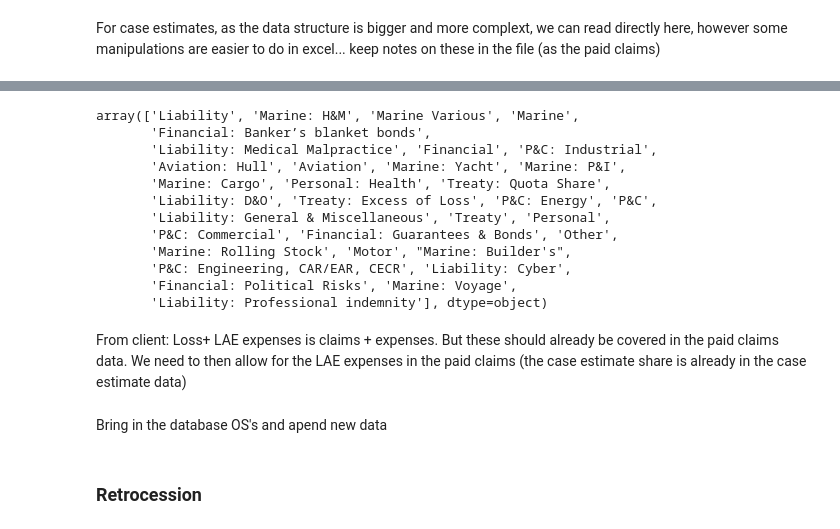
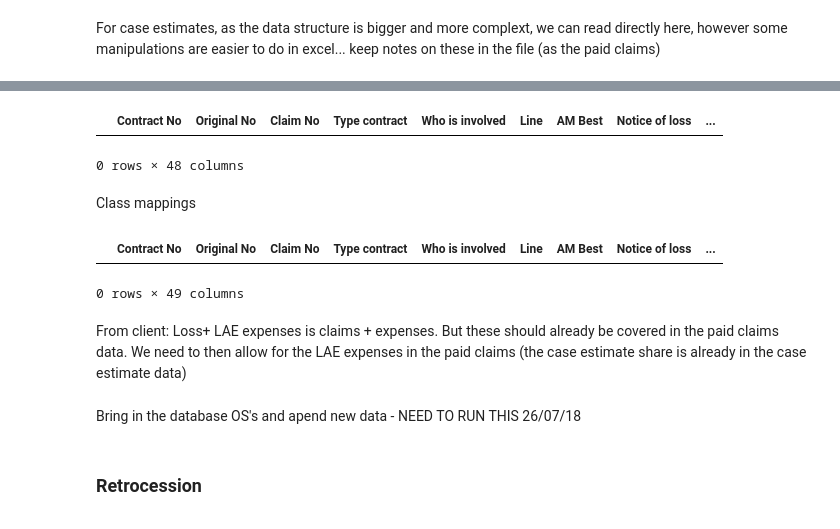
Before and after one commit to sivaramankumar83/selecta_quarterly, a Jupyter notebook: claims.ipynb, the cells around one changed output, grey strips where cells are left out. Drawn from its saved outputs; the diff is of its cells as text; code cells hidden in the pictures.

```diff
--- a/claims.ipynb
+++ b/claims.ipynb
@@ -80,3 +137,16 @@ os_df["uwy"] = os_df["uwy"].fillna(os_df["ay"])
+# %%
+#Review not remediations
+os_df['ay'] = np.where(os_df['uwy'] > os_df['ay'], os_df['uwy'], os_df['ay'])
+# %%
+#Check that remediations worked
+os_df[os_df['uwy'] > os_df['ay']]
+
+#should be empty!
+# %% [output]
+|  | Contract No | Original No | Claim No | Type contract | Who is involved | Line | AM Best | Notice of loss | ... |
+0 rows × 48 columns
+# %% [markdown]
+Class mappings
 # %%
 # APRIL 2026 Note: Will need to come back to this and think about a better mapping and align with the paid data and written premiums as well!
 
@@ -124,20 +194,5 @@ lob_group_map = {
 
     'Other': 'Misc'
 }
-# %%
-os_df['Line'].unique()
-# %% [output]
-array(['Liability', 'Marine: H&M', 'Marine Various', 'Marine',
-       'Financial: Banker’s blanket bonds',
-       'Liability: Medical Malpractice', 'Financial', 'P&C: Industrial',
-       'Aviation: Hull', 'Aviation', 'Marine: Yacht', 'Marine: P&I',
-       'Marine: Cargo', 'Personal: Health', 'Treaty: Quota Share',
-       'Liability: D&O', 'Treaty: Excess of Loss', 'P&C: Energy', 'P&C',
-       'Liability: General & Miscellaneous', 'Treaty', 'Personal',
-       'P&C: Commercial', 'Financial: Guarantees & Bonds', 'Other',
-       'Marine: Rolling Stock', 'Motor', "Marine: Builder's",
-       'P&C: Engineering, CAR/EAR, CECR', 'Liability: Cyber',
-       'Financial: Political Risks', 'Marine: Voyage',
-       'Liability: Professional indemnity'], dtype=object)
 # %%
 os_df['lob'] = os_df['Line'].map(lob_group_map)
@@ -145,0 +199,6 @@ os_df['dy'] = val_year
+# %%
+#check that all lines are mapped - should give an empty if it all has woked
+os_df[os_df['lob'].isnull()]
+# %% [output]
+|  | Contract No | Original No | Claim No | Type contract | Who is involved | Line | AM Best | Notice of loss | ... |
+0 rows × 49 columns
@@ -152,5 +225,5 @@ os_df['recoveries'] = os_df['Gross Retrocession Recoverables, Amount,USD'] - os_
 # %% [markdown]
-Bring in the database OS's and apend new data
+Bring in the database OS's and apend new data - NEED TO RUN THIS 26/07/18
 # %%
 os_df['val_date'] = pd.to_datetime(val_date)
 os_df['data_type'] = 'Case Outstanding'
```
Also changed, not shown: parts of 18 cells of this notebook, 1 other file.
